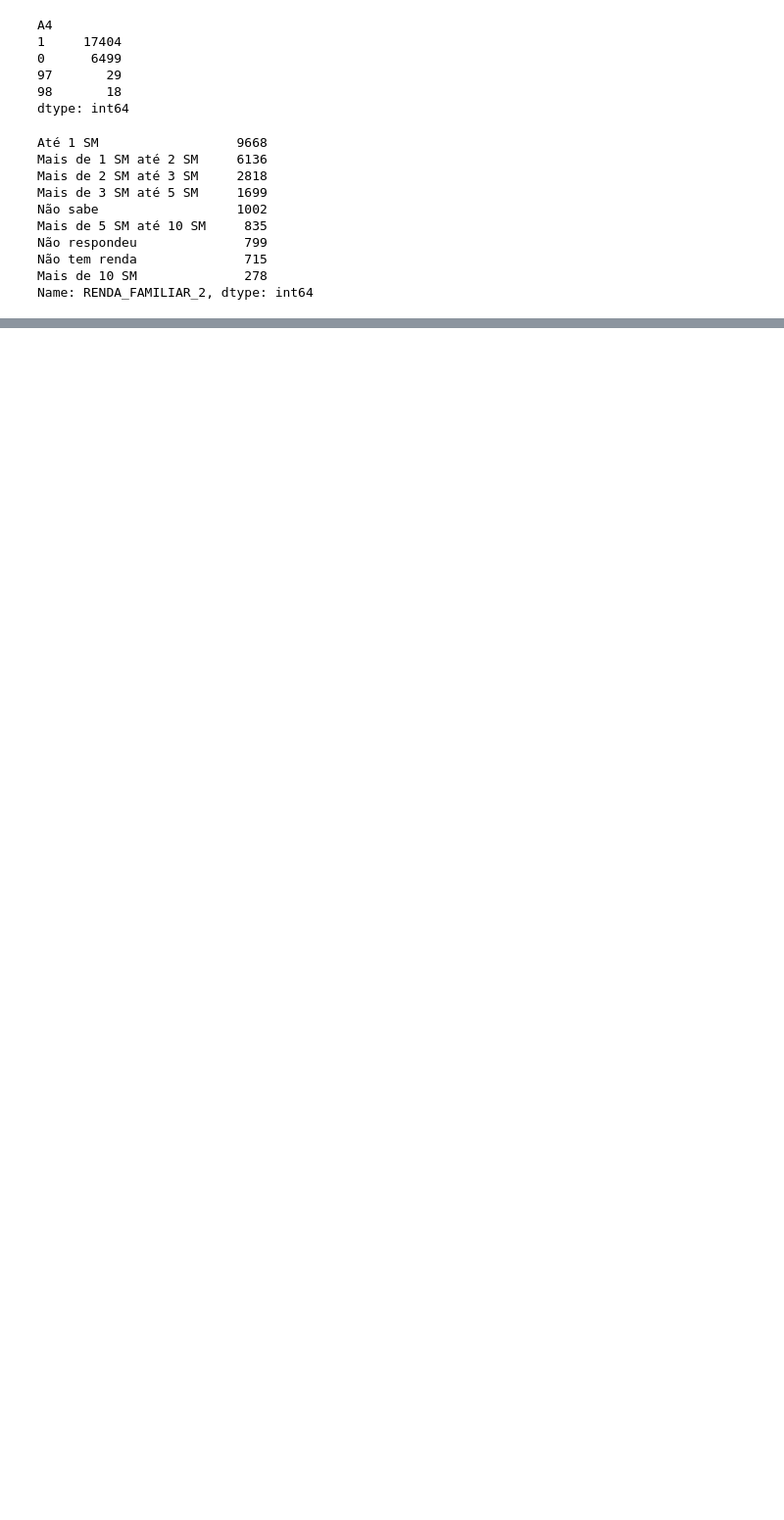
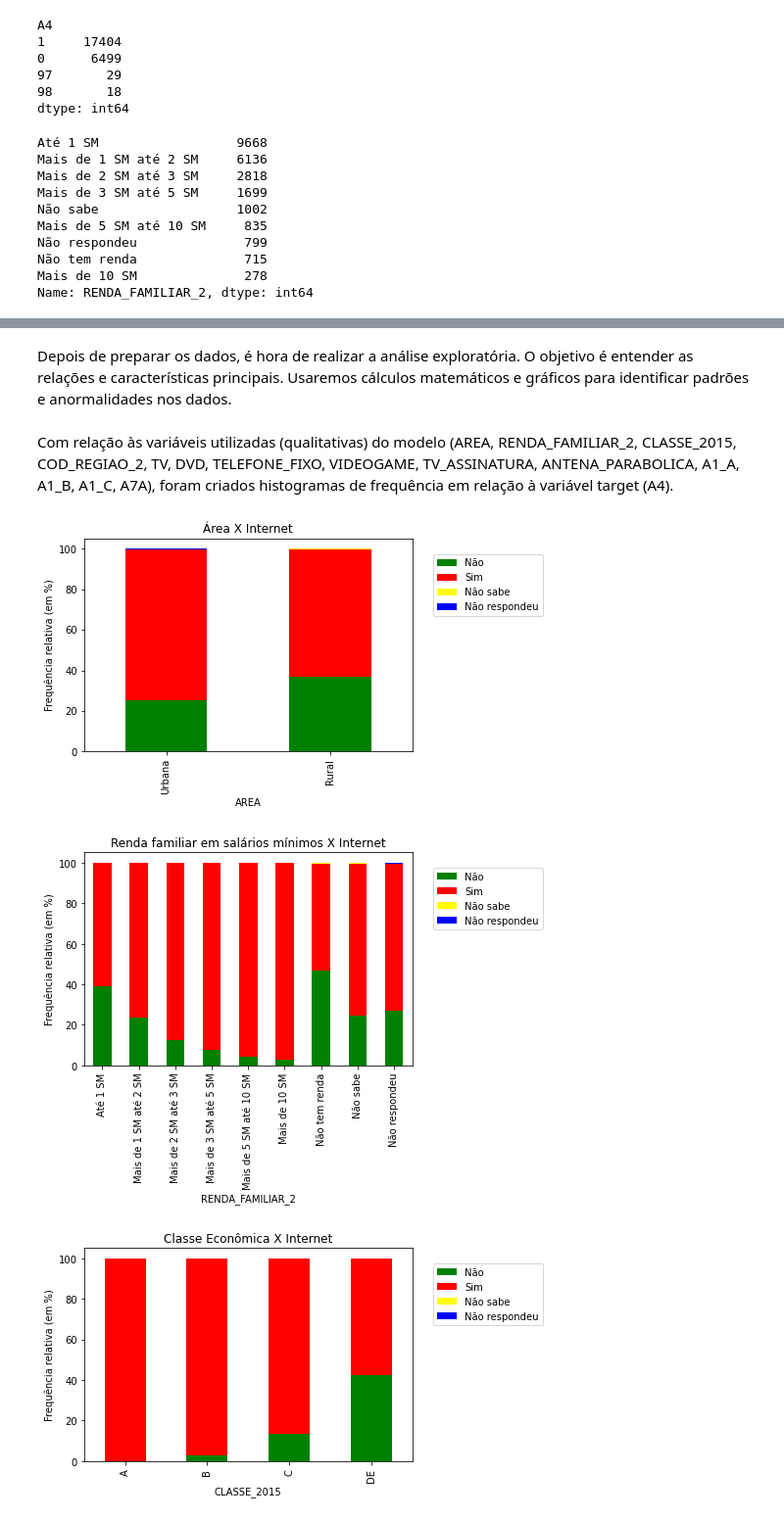
Before and after one commit to insper-classroom/23-1a-cd-p2-gabriel_pedro_daniel, a Jupyter notebook: Projeto.ipynb, the cells around one changed output, grey strips where cells are left out. Shown: that part at 98% size. Saved outputs shown, nothing was run; the diff lists cells and outputs as text; code cells hidden in the pictures; blank space fills up the shorter version.

```diff
--- a/Projeto.ipynb
+++ b/Projeto.ipynb
@@ -62,23 +63,3 @@ Não respondeu              799
 Não tem renda              715
 Mais de 10 SM              278
 Name: RENDA_FAMILIAR_2, dtype: int64
-# %%
-lista_graf = ['AREA','RENDA_FAMILIAR_2','CLASSE_2015','COD_REGIAO_2','TV','DVD','TELEFONE_FIXO','VIDEOGAME','TV_ASSINATURA','ANTENA_PARABOLICA','A1_A','A1_B','A1_C','A7A']
-
-x = df_novo['A4'].groupby(df_novo['AREA']).value_counts(normalize = True)
-
-x.unstack().plot.bar(color=['blue','green','red','pink'], ec = "k")
-
-x
-
-lista_group = []
-
-for coluna in lista_graf:
-    lista_group.append(df_novo['A4'].groupby(df_novo[coluna]).value_counts(normalize = True))
-
-q = 0
-
-for i in range (1,6):
-    for j in range (1,3):
-        lista_group[q].unstack().plot.bar(color=['blue','green','red','pink'], ec = "k")
-        q = q + 1
@@ -96,0 +68,22 @@ for i in range (1,6):
+# %% [markdown]
+Depois de preparar os dados, é hora de realizar a análise exploratória. O objetivo é entender as relações e características principais. Usaremos cálculos matemáticos e gráficos para identificar padrões e anormalidades nos dados.
+# %% [markdown]
+Com relação às variáveis utilizadas (qualitativas) do modelo (AREA, RENDA_FAMILIAR_2, CLASSE_2015, COD_REGIAO_2, TV, DVD, TELEFONE_FIXO,  VIDEOGAME, TV_ASSINATURA, ANTENA_PARABOLICA, A1_A, A1_B, A1_C, A7A), foram criados histogramas de frequência em relação à variável target (A4).
+# %%
+lista_graf = ['AREA','RENDA_FAMILIAR_2','CLASSE_2015','COD_REGIAO_2','TV','DVD','TELEFONE_FIXO','VIDEOGAME','TV_ASSINATURA','ANTENA_PARABOLICA','A1_A','A1_B','A1_C','A7A']
+lista_legenda_var = ['Área','Renda familiar em salários mínimos','Classe Econômica','Região','Televisores','DVD','Telefone Fixo','Videogame','TV por assinatura','Antena Parabólica','Computador de mesa','Notebook','Tablet','Wi-fi']
+
+
+for i in range (len(lista_graf)):
+    quali_quali = pd.crosstab(df_novo[lista_graf[i]], df_novo['A4'], normalize= 'index').round(3)*100
+    cores = ['green','red','yellow','blue']
+    quali_quali.plot.bar(color = cores, stacked = True)
+    plt.title(lista_legenda_var[i] + " " + "X" + " " + "Internet")
+    plt.ylabel('Frequência relativa (em %)')
+    plt.legend(loc='center')
+    plt.legend(bbox_to_anchor=(1.05, 0.95))
+    plt.show()
+# %% [output]
+[figure, added]
+[figure, added]
+[figure, added]
```
Also changed, not shown: parts of 7 cells of this notebook.
